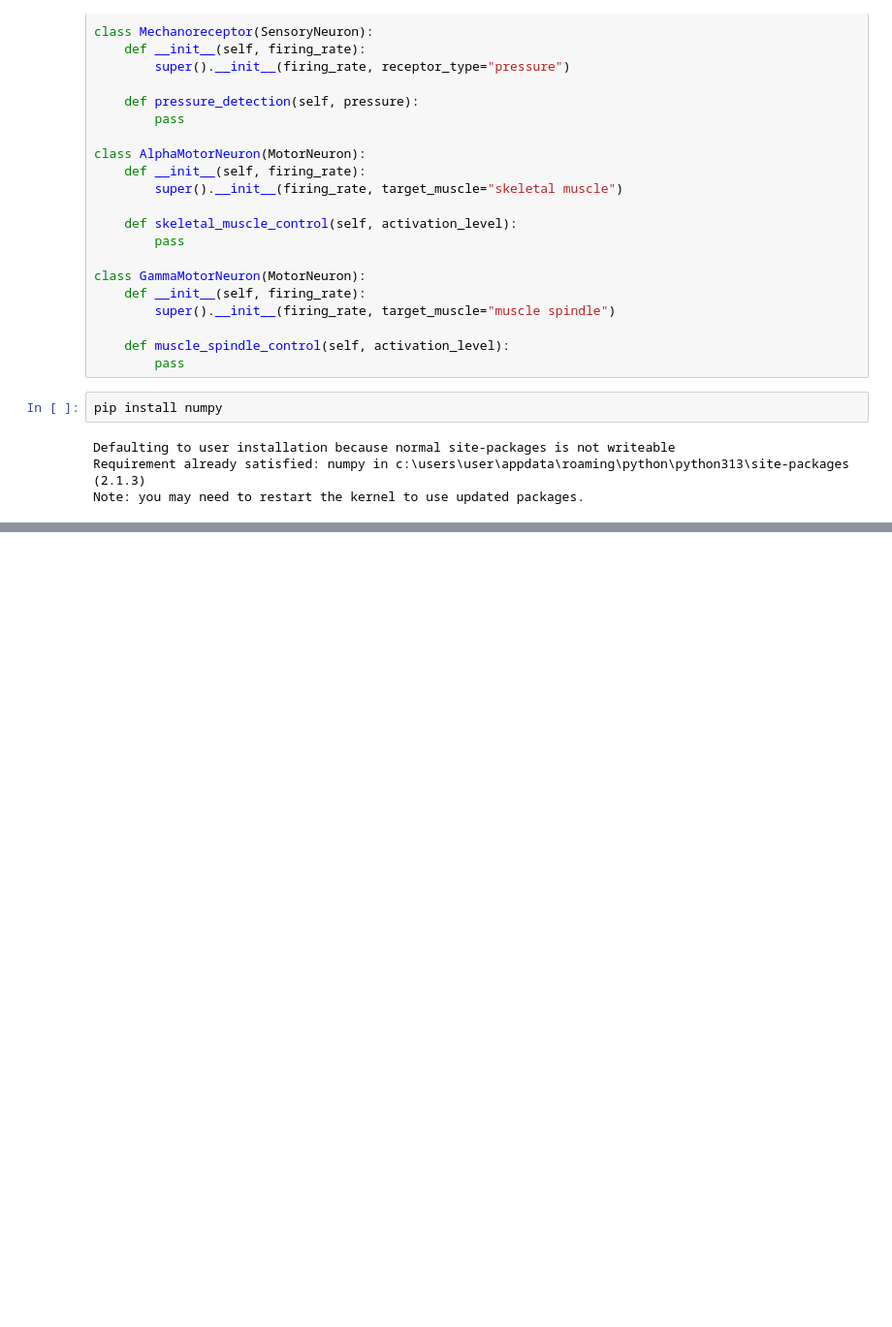
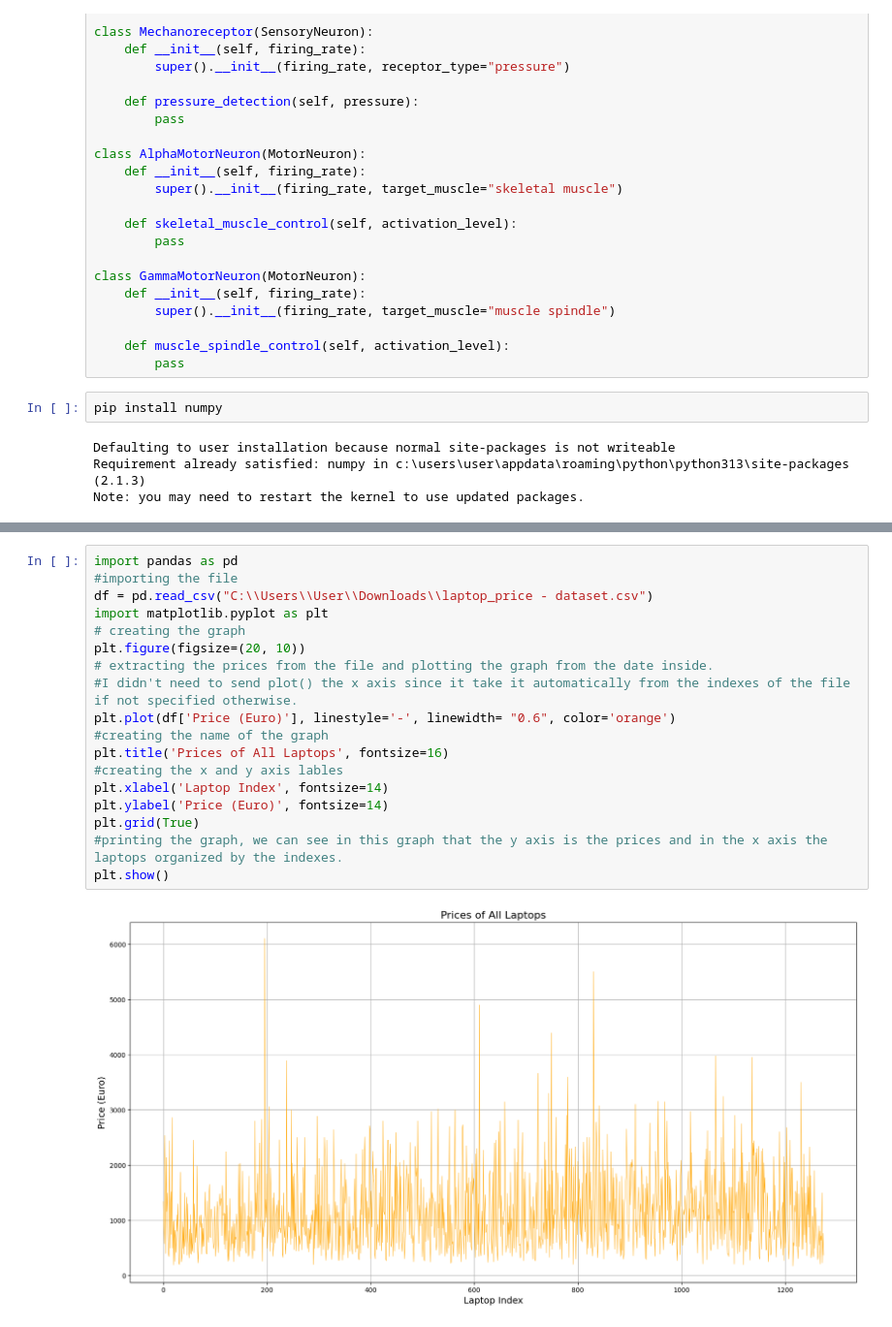
Before and after one commit to Mayadiamant/Pyhton-project, a Jupyter notebook: first_project.ipynb, the cells around one changed output, grey strips where cells are left out. Shown at 97% size. Saved outputs shown, nothing was run; the diff lists cells and outputs as text; blank space fills up the shorter version.

```diff
--- a/first_project.ipynb
+++ b/first_project.ipynb
@@ -158,0 +173,20 @@ Original Signal: <method-wrapper '__len__' of numpy.ndarray object at 0x...>
+# %%
+import pandas as pd
+#importing the file
+df = pd.read_csv("C:\\Users\\User\\Downloads\\laptop_price - dataset.csv")
+import matplotlib.pyplot as plt
+# creating the graph
+plt.figure(figsize=(20, 10))
+# extracting the prices from the file and plotting the graph from the date inside.
+#I didn't need to send plot() the x axis since it take it automatically from the indexes of the file if not specified otherwise.
+plt.plot(df['Price (Euro)'], linestyle='-', linewidth= "0.6", color='orange')
+#creating the name of the graph
+plt.title('Prices of All Laptops', fontsize=16)
+#creating the x and y axis lables
+plt.xlabel('Laptop Index', fontsize=14)
+plt.ylabel('Price (Euro)', fontsize=14)
+plt.grid(True)
+#printing the graph, we can see in this graph that the y axis is the prices and in the x axis the laptops organized by the indexes.
+plt.show()
+# %% [output]
+[figure, added]
```
Also changed, not shown: parts of 11 cells of this notebook.
